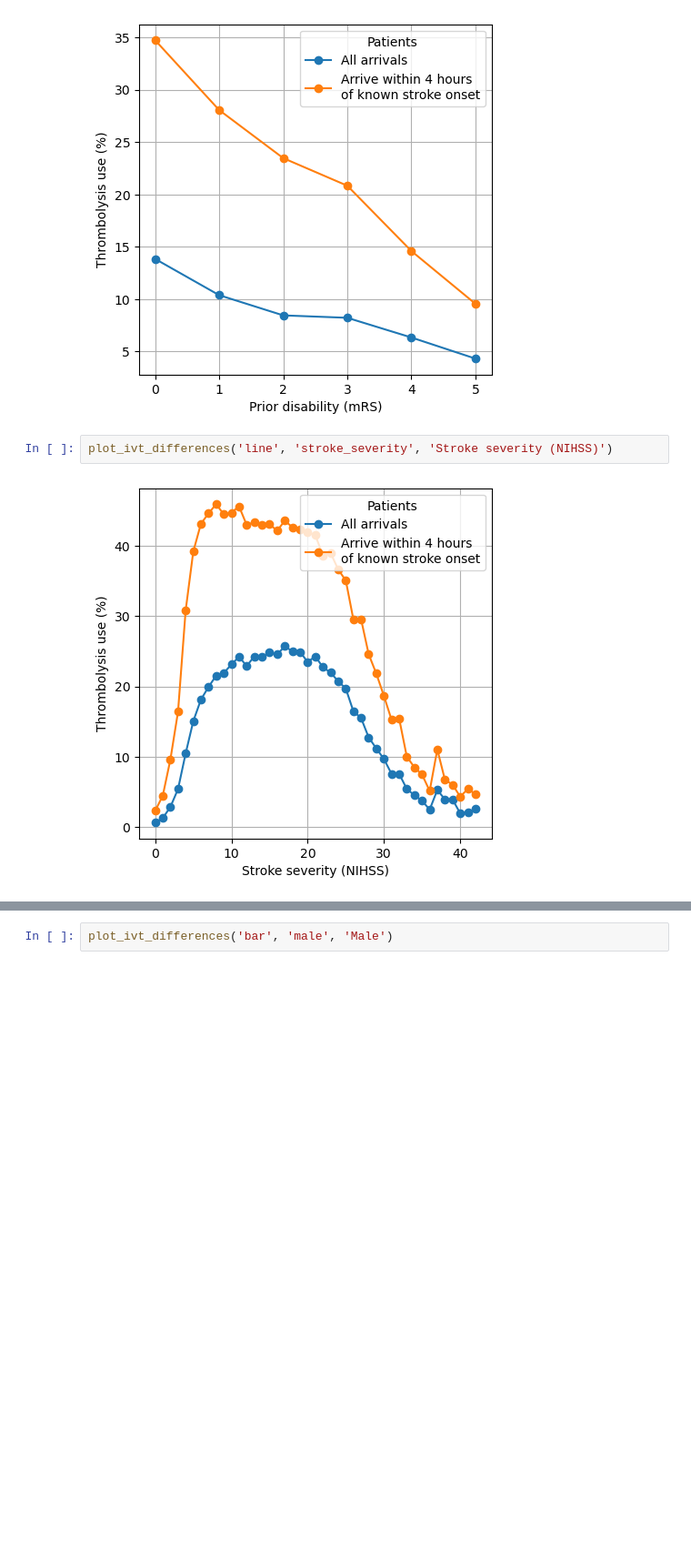
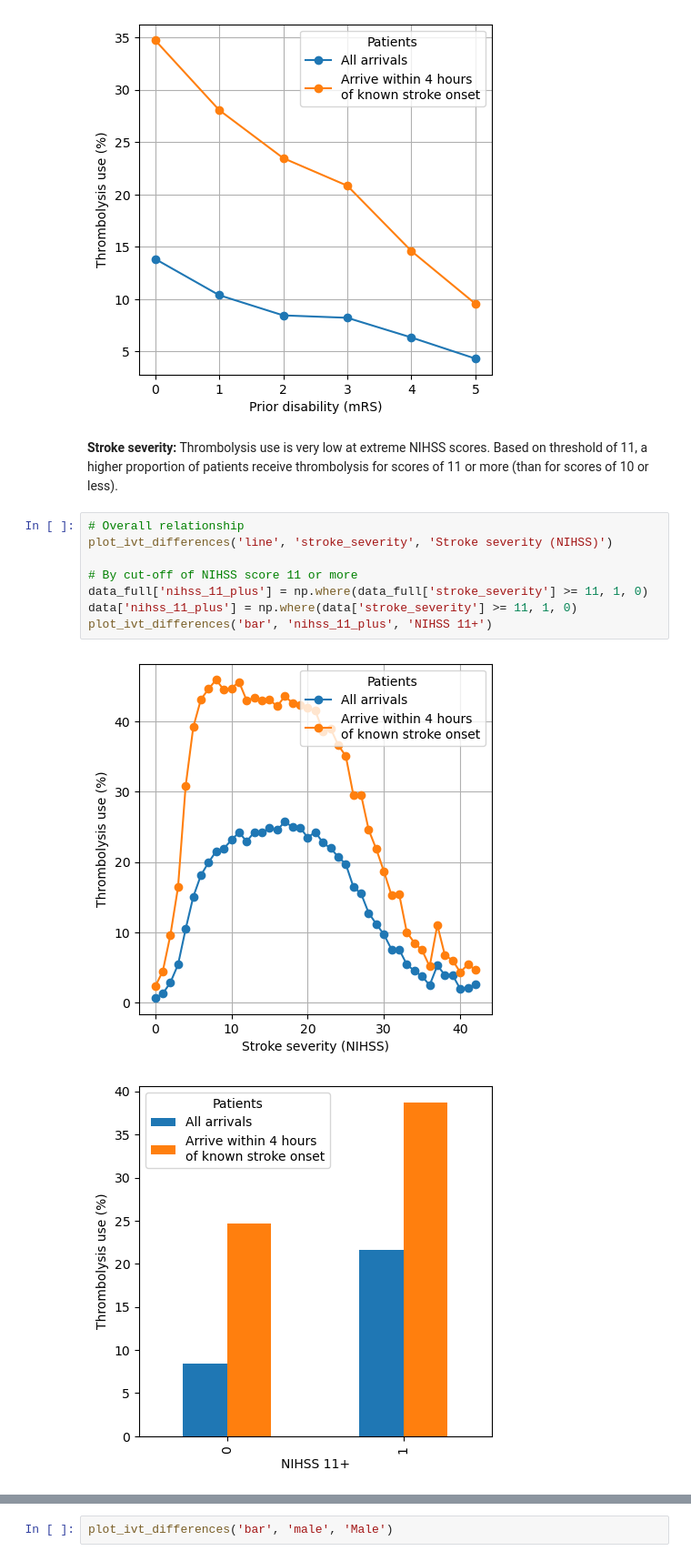
Before and after one commit to samuel-book/samuel_2_data_prep, a Jupyter notebook: descriptive_statistics/thrombolysis.ipynb, the cells around one changed output, grey strips where cells are left out. Shown: that part at 91% size. Cells and saved outputs as stored; diff of their text form; blank space fills up the shorter version.

Commit message:
Observations, stroke severity by cut off, stroke onset by three types, added presence of comorbidities and reasons for not giving thrombolysis

```diff
--- a/descriptive_statistics/thrombolysis.ipynb
+++ b/descriptive_statistics/thrombolysis.ipynb
@@ -79,7 +85,16 @@ def plot_ivt_differences(plot_type, column, label):
 plot_ivt_differences('line', 'prior_disability', 'Prior disability (mRS)')
 # %% [output]
 [figure]
-# %%
-plot_ivt_differences('line', 'stroke_severity', 'Stroke severity (NIHSS)')
-# %% [output]
-[figure, removed]
+# %% [markdown]
+**Stroke severity:** Thrombolysis use is very low at extreme NIHSS scores. Based on threshold of 11, a higher proportion of patients receive thrombolysis for scores of 11 or more (than for scores of 10 or less).
+# %%
+# Overall relationship
+plot_ivt_differences('line', 'stroke_severity', 'Stroke severity (NIHSS)')
+
+# By cut-off of NIHSS score 11 or more
+data_full['nihss_11_plus'] = np.where(data_full['stroke_severity'] >= 11, 1, 0)
+data['nihss_11_plus'] = np.where(data['stroke_severity'] >= 11, 1, 0)
+plot_ivt_differences('bar', 'nihss_11_plus', 'NIHSS 11+')
+# %% [output]
+[figure, added]
+[figure, added]
```
Also changed, not shown: parts of 17 cells of this notebook.
